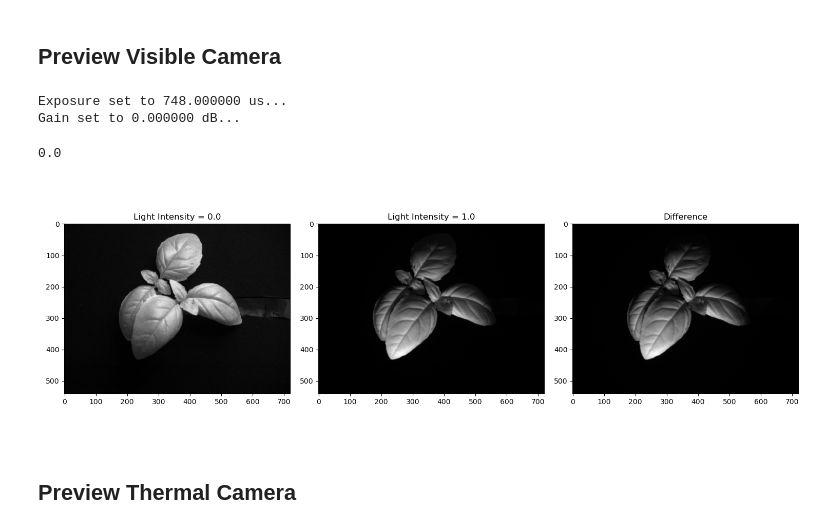
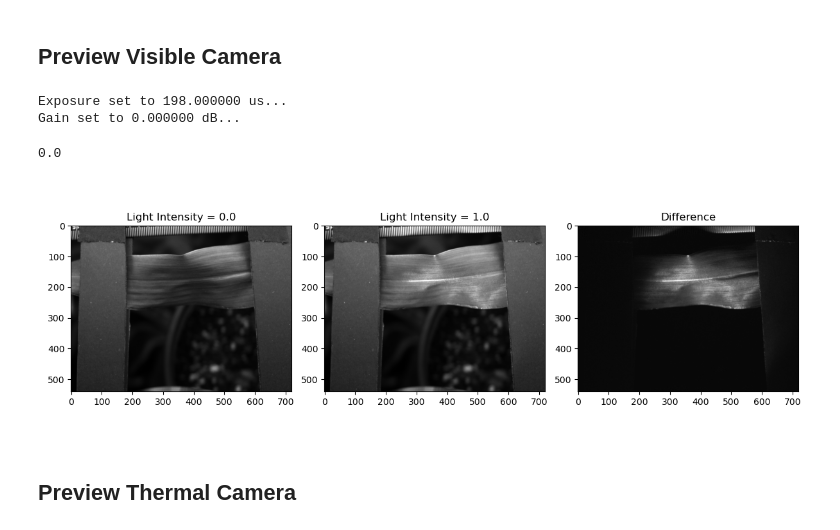
Before and after one commit to nnsriram27/plantProj, a Jupyter notebook: notebooks-setup/collect_plant_data_v2.ipynb, the cells around one changed output. Saved outputs shown, nothing was run; the diff lists cells and outputs as text; code cells hidden in the pictures.

```diff
--- a/notebooks-setup/collect_plant_data_v2.ipynb
+++ b/notebooks-setup/collect_plant_data_v2.ipynb
@@ -57,14 +57,15 @@ light_obj.set_voltage(0.0)
 # %% [markdown]
 ## Preview Visible Camera
 # %%
-high_voltage = 10
-curr_stage_pos = STAGE_POS_LP700
-curr_exposure = 750
+high_voltage = 2.99
+curr_stage_pos = STAGE_POS_SP700
+curr_exposure = 200
+curr_gain = 0
 stage.move_absolute_raw(curr_stage_pos)
 vis_cam_obj.set_exposure(curr_exposure)
-vis_cam_obj.set_gain(0)
+vis_cam_obj.set_gain(curr_gain)
 # %% [output]
-Exposure set to 748.000000 us...
+Exposure set to 198.000000 us...
 Gain set to 0.000000 dB...
 0.0
 # %%
@@ -83,23 +84,23 @@ vis_cam_img2 = vis_cam_obj.get_next_image()[0].astype(np.float32)
 ## Change the light intensity to 0.0
 light_obj.set_voltage(0.0)
 # %%
-fig, ax = plt.subplots(1, 3, figsize=(15, 5))
+fig, ax = plt.subplots(1, 3, figsize=(12, 4))
 
 ax[0].imshow(vis_cam_img1, cmap='gray')
 ax[0].set_title('Light Intensity = 0.0')
 
 ax[1].imshow(vis_cam_img2, cmap='gray')
 ax[1].set_title('Light Intensity = 1.0')
 
 ax[2].imshow(vis_cam_img2 - vis_cam_img1, cmap='gray')
 ax[2].set_title('Difference')
 
 plt.tight_layout()
 plt.show()
-save_image_filename = f'light_intensity_test_v{high_voltage}_e{curr_exposure}_f{curr_stage_pos}.png'
+save_image_filename = f'light_intensity_test_v{high_voltage}_e{curr_exposure}_g{curr_gain}_f{curr_stage_pos}.png'
 fig.savefig(save_image_filename)
 # %% [output]
-[figure, old version]
+[figure, new version]
 # %% [markdown]
 ## Preview Thermal Camera
 # %%
```
Also changed, not shown: parts of 10 cells of this notebook, 2 other files.
